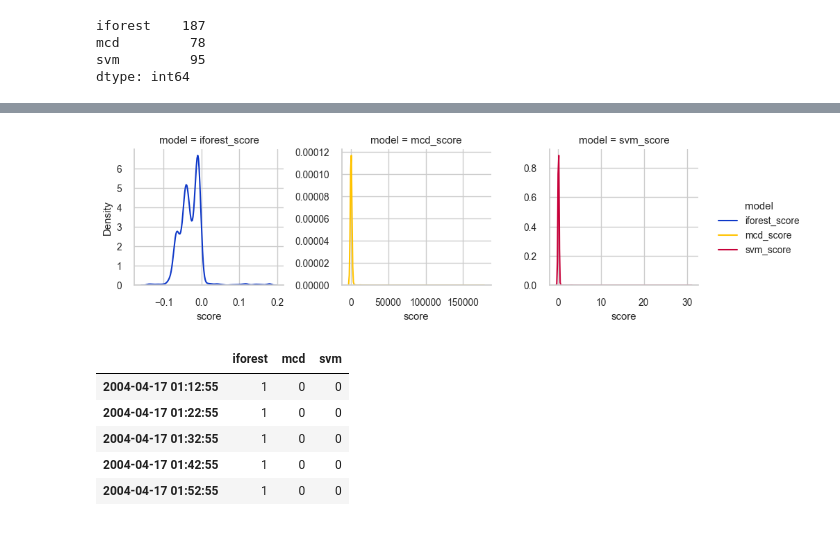
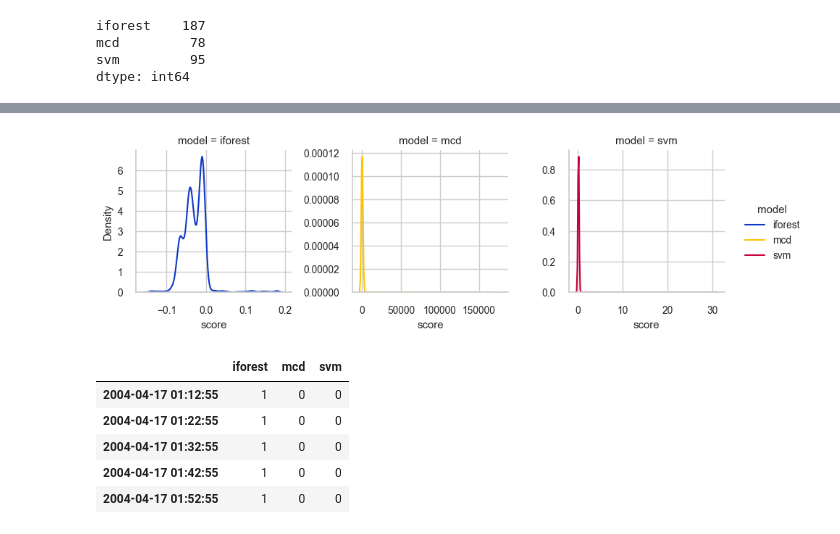
Before and after one commit to Wb-az/timeseries-sensor-anomaly-detection, a Jupyter notebook: multiple_timeseries_anomaly.ipynb, the cells around one changed output, grey strips where cells are left out. Saved outputs shown, nothing was run; the diff lists cells and outputs as text; code cells hidden in the pictures.

```diff
--- a/multiple_timeseries_anomaly.ipynb
+++ b/multiple_timeseries_anomaly.ipynb
@@ -463,6 +463,7 @@ gc.collect()
 def predict_anomaly(unseen_data=None, anomly_model_list=None, thresh=0.10, plot_3d=False):
 
     best_models = dict()
+    scores = dict()
     best_models_list = list()
 
     print(f'Unseen data size: {len(unseen_data)}')
@@ -480,14 +481,15 @@ def predict_anomaly(unseen_data=None, anomly_model_list=None, thresh=0.10, plot_
             if plot_3d:
                 plot_model(model, plot='tsne')
             best_models[m] = predictions.Anomaly
-            best_models[f'{m}_score'] = predictions.Anomaly_Score
+            scores[m] = predictions.Anomaly_Score
             best_models_list.append(m)
 
     df_predictions = pd.DataFrame.from_dict(best_models)
+    df_scores = pd.DataFrame.from_dict(scores)
 
-    return  df_predictions, best_models_list
+    return  df_predictions, df_scores, best_models_list
 # %%
-unseen_preds, models_list  = predict_anomaly(avg_df3, selected_models)
+unseen_preds, unseen_scores, models_list  = predict_anomaly(avg_df3, selected_models)
 # %% [output]
 Unseen data size: 6324
 ----------------------------------------------------------
@@ -523,8 +535,7 @@ test_anomalies = unseen_preds[models_list][unseen_preds[models_list].sum(axis=1)
 # %%
-test_scores = unseen_preds.drop(columns=models_list)
-plot_scores_distribution(test_scores, size=(3, 2), plot_name='test_scores')
+plot_scores_distribution(unseen_scores, size=(3, 2), plot_name='test_scores')
 # %% [output]
-[figure, old version]
+[figure, new version]
 # %%
 test_anomalies[(test_anomalies.index > '2004-04-15') & (test_anomalies.sum(axis=1)>=1)][0:5]
 # %% [output]
```
Also changed, not shown: parts of 94 cells of this notebook, 1 other file.
